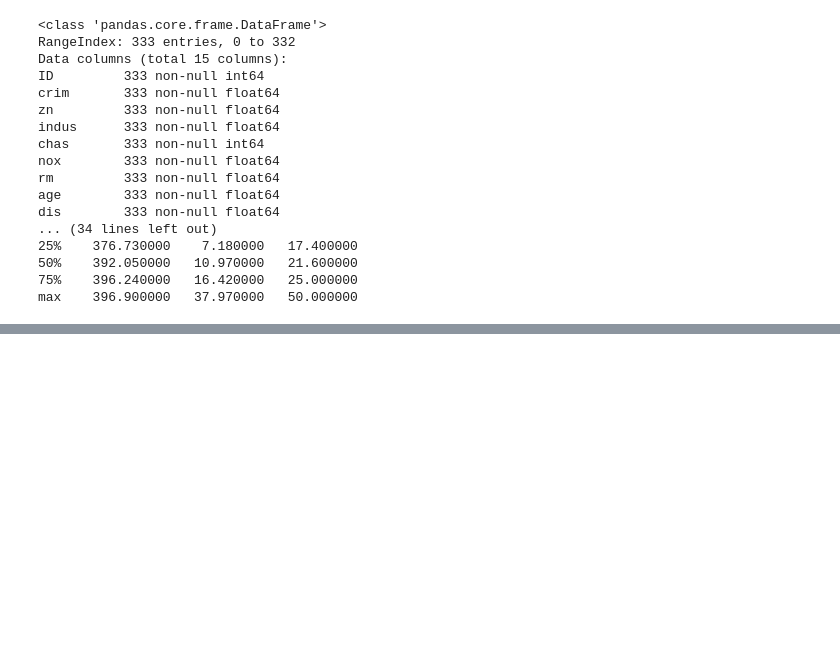
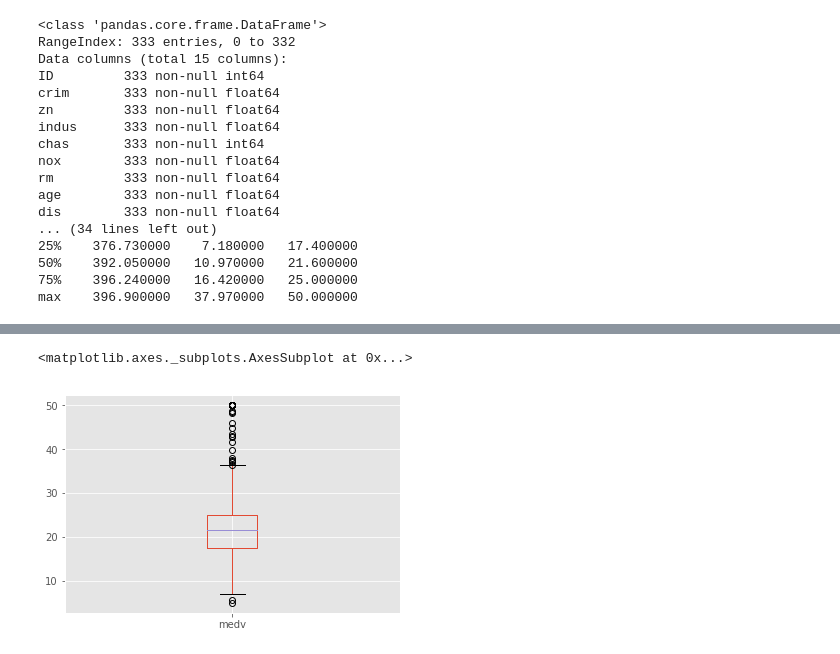
Before and after one commit to matthewsparr/dsc-1-03-16-eda-with-pandas-using-the-boston-housing-data-lab-online-ds-sp-000, a Jupyter notebook: index.ipynb, the cells around one changed output, grey strips where cells are left out. Cells and saved outputs as stored; diff of their text form; code cells hidden in the pictures; blank space fills up the shorter version.

```diff
--- a/index.ipynb
+++ b/index.ipynb
@@ -126,0 +140,5 @@ cvm.plot.scatter(x='medv', y='crim')
+# %%
+df.medv.plot(kind='box')
+# %% [output]
+<matplotlib.axes._subplots.AxesSubplot at 0x...>
+[figure, added]
```
Also changed, not shown: parts of 29 cells of this notebook.
